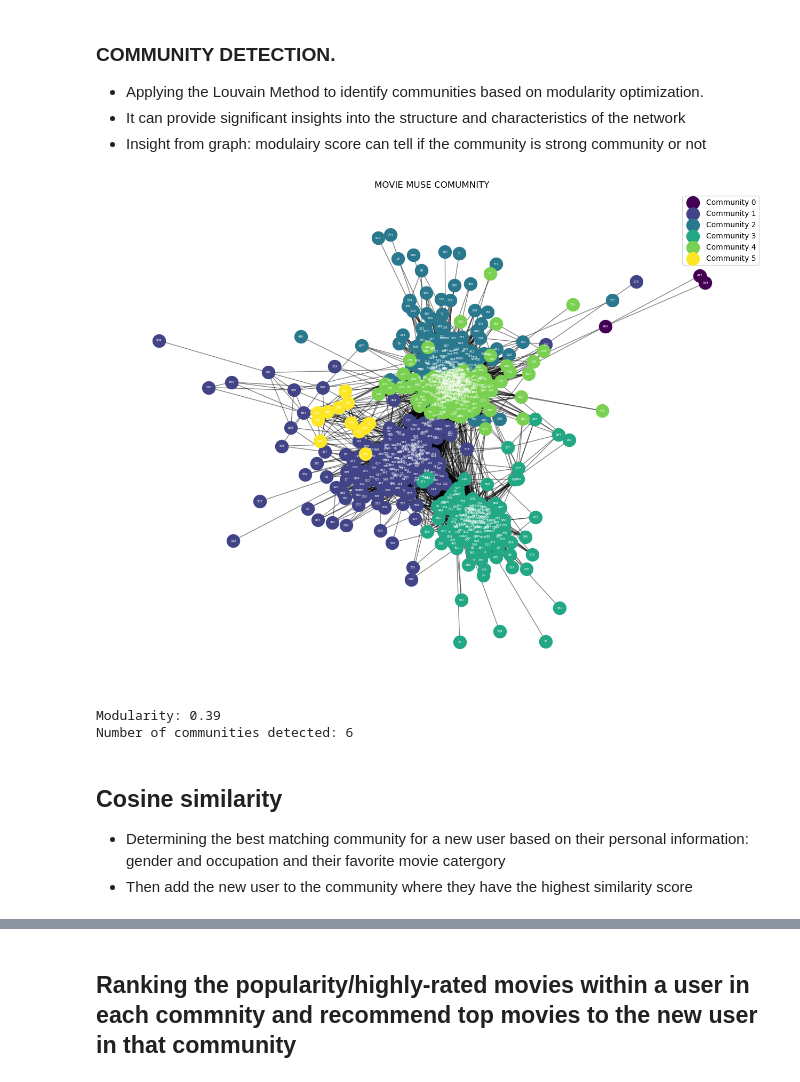
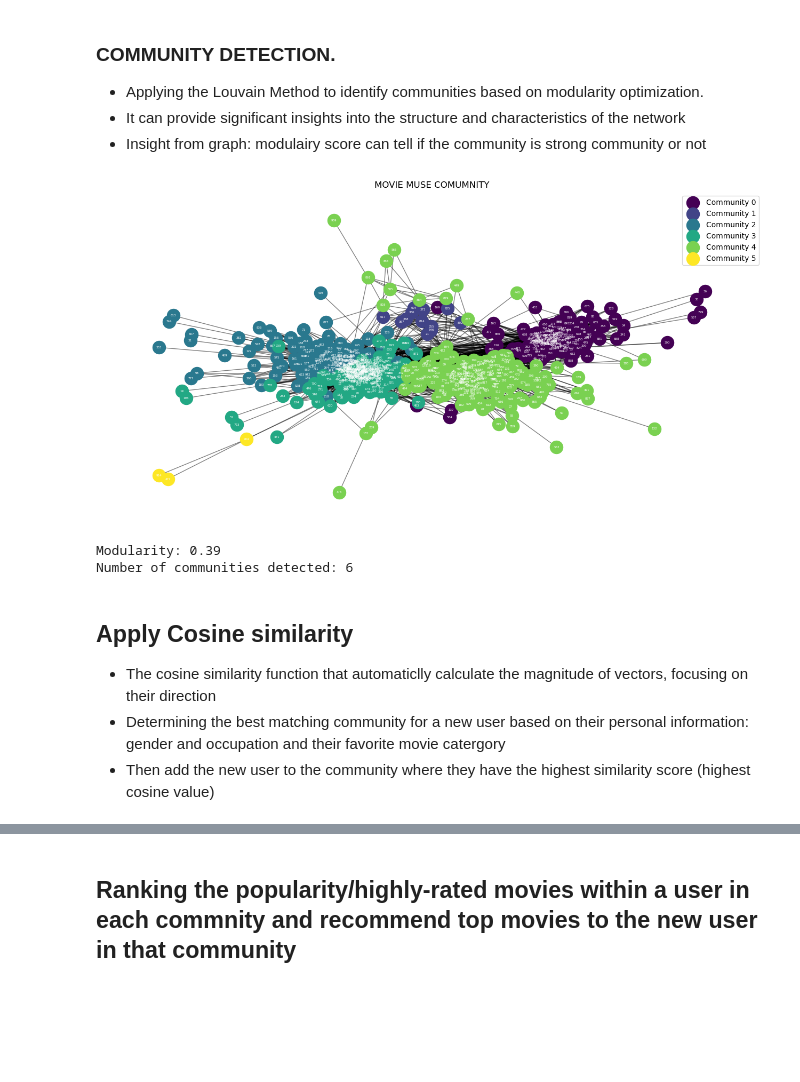
Before and after one commit to jgroubert14/Movie-Book-Recommendation-System, a Jupyter notebook: movierecommendation.ipynb, the cells around one changed output, grey strips where cells are left out. Cells and saved outputs as stored; diff of their text form; code cells hidden in the pictures; blank space fills up the shorter version.

```diff
--- a/movierecommendation.ipynb
+++ b/movierecommendation.ipynb
@@ -84,17 +108,38 @@ user_movie.head()
 from scipy.spatial.distance import pdist, squareform
 import numpy as np
 
-ratings = user_movie.values
-for i in range(ratings.shape[0]):
-    ratings[i] /= np.linalg.norm(ratings[i])
 
-print(ratings)
+"""
+    Purpose of Normalization: doesn't bias/affect the distance calculations.
+    standardizing user rating vectors, allowing for a more accurate comparison of user preferences.
+    Similarity: Vectors point in the same direction, indicating similar movie preferences
+
+"""
+
+# Cal the magnitude of rating vector (Euclidean Norm) by the square root of the sum of the squares of the elements in ratings[i] with np.linalg.norm(ratings[i])
+# Then divides each element in the user's rating vector by the magnitude. This is known as normalizing the vector
+magnitude_ratings = user_movie.values
+for i in range(magnitude_ratings.shape[0]):
+    magnitude_ratings[i] /= np.linalg.norm(magnitude_ratings[i])
+
+print(magnitude_ratings)
+# OR
+# from sklearn.metrics.pairwise import cosine_similarity
+# magnitude_ratings = cosine_similarity(user_movie)
+# print(magnitude_ratings)
+
+
+
+# Bulding the distance between users
 distances = pdist(user_movie.values, metric='euclidean')
 distance_matrix = squareform(distances)
 # distance_matrix.shape
 avg_distance = np.sum(distance_matrix) / (distance_matrix.shape[0] ** 2 - distance_matrix.shape[0])
 print(avg_distance)
 distance_matrix += np.eye(distance_matrix.shape[0]) * 99999
+
+# Set threshold to 90% average distance
+threshold = 0.9 * avg_distance  # 90% of average distance
 # %% [output]
 [[0.07927525 0.04756515 0.0634202  ... 0.         0.         0.        ]
  [0.13201967 0.         0.         ... 0.         0.         0.        ]
@@ -224,11 +250,12 @@ Number of edges:
 # %%
 
 communities = nx.community.louvain_communities(G)
+
 modularity = nx.community.modularity(G, communities=communities)
 
 # Function to draw the communities
 def draw_communities(G, communities):
-    plt.figure(figsize=(16, 12))
+    plt.figure(figsize=(16, 8))
     # Use the spring layout for node positioning
     pos = nx.spring_layout(G)
 
@@ -287,40 +314,41 @@ print(f"Number of communities detected: {len(communities)}")
 
 # # Find the communities and modularity for each level of the algorithm
 # k = 10
 # modularities = []
 # max_modularity = -1
 # best_community = None
 
 # for communities in itertools.islice(comp, k):
 #     print("Communities at level:", len(modularities) + 2)
 #     print(tuple(sorted(c) for c in communities))
 #     modularity = nx.community.modularity(G, communities)
 #     print("Modularity: {0:.2f}".format(modularity))
 #     modularities.append(modularity)
 #     if modularity > max_modularity:
 #         max_modularity = modularity
 #         best_community = communities
 
 # # Draw the best community detection
 # draw_communities(G, best_community)
 # plt.title('Movie Best Community Based On Occupation and Gender')
 # # Display the plot
 # plt.show()
 
 # # Plot the modularity as a function of the number of clusters
 # plt.plot(range(2, k + 2), modularities)
 # plt.xlabel('Number of Clusters')
 # plt.ylabel('Modularity')
 # plt.xticks(range(2, k + 2))
 # plt.show()
 # %% [output]
-[figure, old version]
+[figure, new version]
 Modularity: 0.39
 Number of communities detected: 6
 # %% [markdown]
-## Cosine similarity
+## Apply Cosine similarity
+- The cosine similarity function that automaticlly calculate the magnitude of vectors, focusing on their direction
 - Determining the best matching community for a new user based on their personal information: gender and occupation and their favorite movie catergory
-- Then add the new user to the community where they have the highest similarity score
+- Then add the new user to the community where they have the highest similarity score (highest cosine value)
 # %%
 from sklearn.metrics.pairwise import cosine_similarity
 
```
Also changed, not shown: parts of 13 cells of this notebook, 5 other files.
